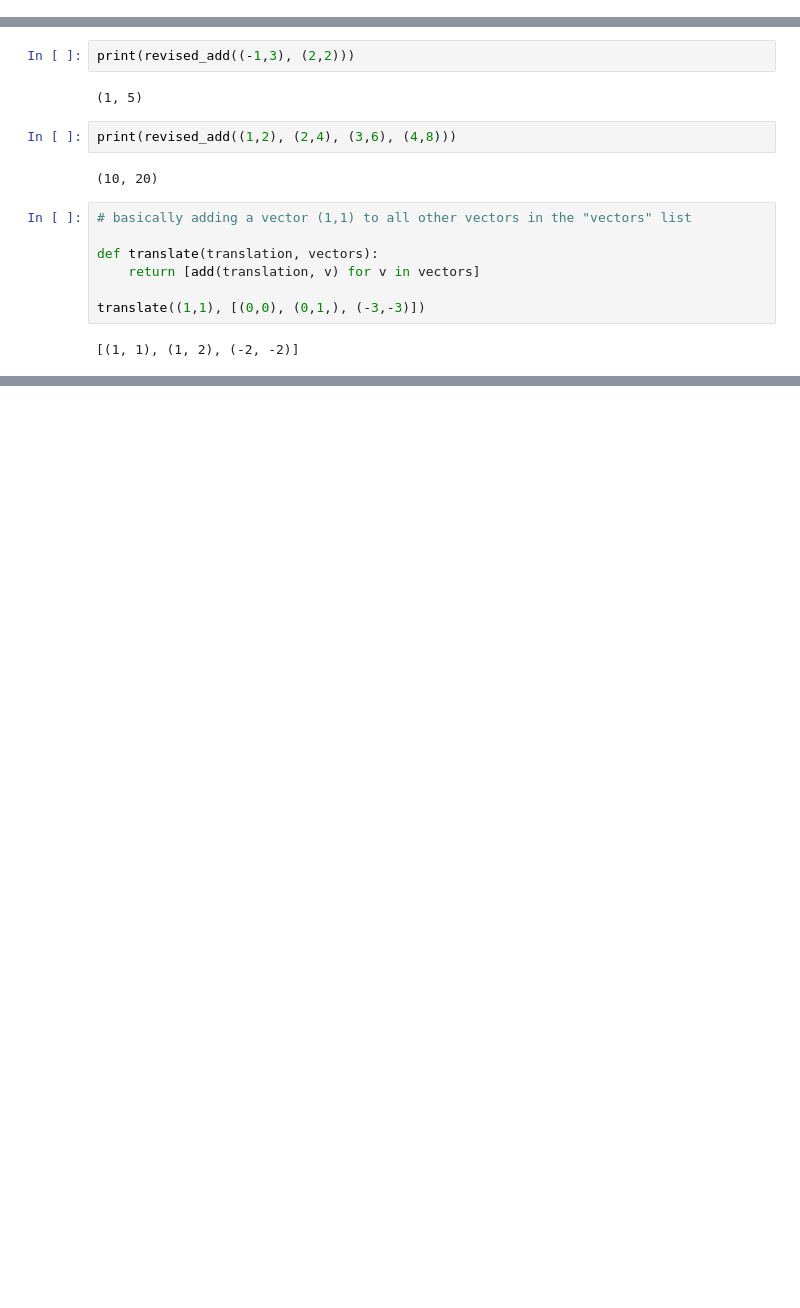
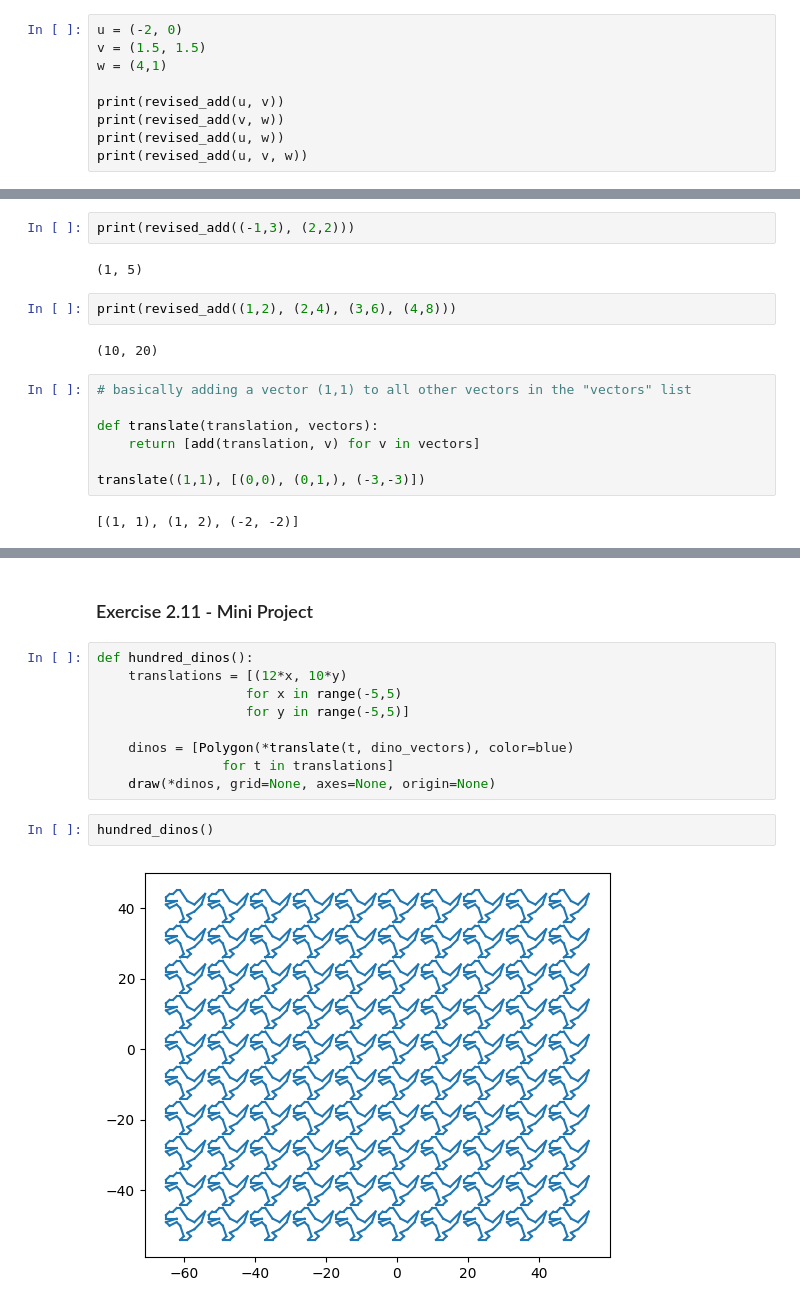
Before and after one commit to PaulApivat/Math-for-Programmers, a Jupyter notebook: Chapter 02/my_walkthrough.ipynb, the cells around one changed output, grey strips where cells are left out. Cells and saved outputs as stored; diff of their text form; blank space fills up the shorter version.

```diff
--- a/Chapter 02/my_walkthrough.ipynb
+++ b/Chapter 02/my_walkthrough.ipynb
@@ -222,0 +225,9 @@ def revised_add(*vectors):
+# %%
+u = (-2, 0)
+v = (1.5, 1.5)
+w = (4,1)
+
+print(revised_add(u, v))
+print(revised_add(v, w))
+print(revised_add(u, w))
+print(revised_add(u, v, w))
@@ -243,0 +299,15 @@ translate((1,1), [(0,0), (0,1,), (-3,-3)])
+# %% [markdown]
+### Exercise 2.11 - Mini Project
+# %%
+def hundred_dinos():
+    translations = [(12*x, 10*y)
+                   for x in range(-5,5)
+                   for y in range(-5,5)]
+
+    dinos = [Polygon(*translate(t, dino_vectors), color=blue)
+                for t in translations]
+    draw(*dinos, grid=None, axes=None, origin=None)
+# %%
+hundred_dinos()
+# %% [output]
+[figure, added]
```
Also changed, not shown: parts of 12 cells of this notebook.
